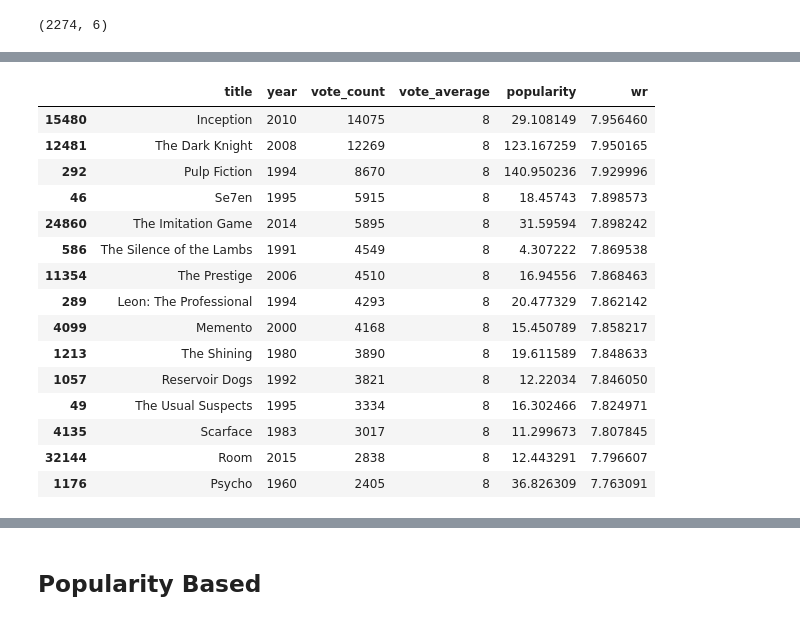
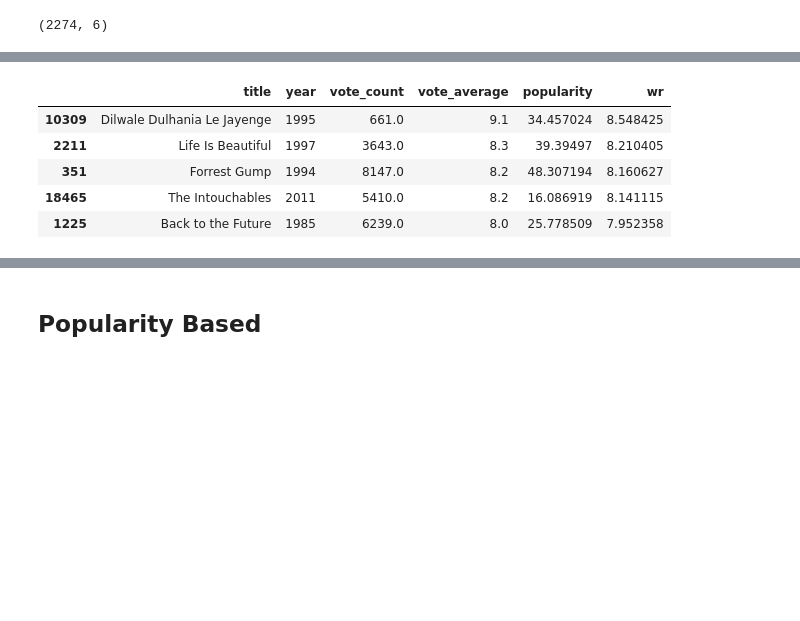
Before and after one commit to Applied-Machine-Learning-2022/final-project-team1-morgan, a Jupyter notebook: Movie_Recommandation_Systems.ipynb, the cells around one changed output, grey strips where cells are left out. Cells and saved outputs as stored; diff of their text form; code cells hidden in the pictures; blank space fills up the shorter version.

```diff
--- a/Movie_Recommandation_Systems.ipynb
+++ b/Movie_Recommandation_Systems.ipynb
@@ -401,8 +390,7 @@ def genre_base_recommendation(genre, percentile=0.85):
     m = vote_counts.quantile(percentile)
 
     qualified = df[(df['vote_count'] >= m) & (df['vote_count'].notnull()) & (df['vote_average'].notnull())][['title', 'year', 'vote_count', 'vote_average', 'popularity']]
-    qualified['vote_count'] = qualified['vote_count'].astype('int')
-    qualified['vote_average'] = qualified['vote_average'].astype('int')
+
 
     qualified['wr'] = qualified.apply(lambda x: (x['vote_count']/(x['vote_count']+m) * x['vote_average']) + (m/(m+x['vote_count']) * C), axis=1)
     qualified = qualified.sort_values('wr', ascending=False).head(250)
@@ -449,19 +428,9 @@ genre_base_recommendation('Horror').head(15)
 # %%
-genre_base_recommendation('Thriller').head(15)
+genre_base_recommendation('Comedy').head(5)
 # %% [output]
 |  | title | year | vote_count | vote_average | popularity | wr |
-| 15480 | Inception | 2010 | 14075 | 8 | 29.108149 | 7.956460 |
-| 12481 | The Dark Knight | 2008 | 12269 | 8 | 123.167259 | 7.950165 |
-| 292 | Pulp Fiction | 1994 | 8670 | 8 | 140.950236 | 7.929996 |
-| 46 | Se7en | 1995 | 5915 | 8 | 18.45743 | 7.898573 |
-| 24860 | The Imitation Game | 2014 | 5895 | 8 | 31.59594 | 7.898242 |
-| 586 | The Silence of the Lambs | 1991 | 4549 | 8 | 4.307222 | 7.869538 |
-| 11354 | The Prestige | 2006 | 4510 | 8 | 16.94556 | 7.868463 |
-| 289 | Leon: The Professional | 1994 | 4293 | 8 | 20.477329 | 7.862142 |
-| 4099 | Memento | 2000 | 4168 | 8 | 15.450789 | 7.858217 |
-| 1213 | The Shining | 1980 | 3890 | 8 | 19.611589 | 7.848633 |
-| 1057 | Reservoir Dogs | 1992 | 3821 | 8 | 12.22034 | 7.846050 |
-| 49 | The Usual Suspects | 1995 | 3334 | 8 | 16.302466 | 7.824971 |
-| 4135 | Scarface | 1983 | 3017 | 8 | 11.299673 | 7.807845 |
-| 32144 | Room | 2015 | 2838 | 8 | 12.443291 | 7.796607 |
-| 1176 | Psycho | 1960 | 2405 | 8 | 36.826309 | 7.763091 |
+| 10309 | Dilwale Dulhania Le Jayenge | 1995 | 661.0 | 9.1 | 34.457024 | 8.548425 |
+| 2211 | Life Is Beautiful | 1997 | 3643.0 | 8.3 | 39.39497 | 8.210405 |
+| 351 | Forrest Gump | 1994 | 8147.0 | 8.2 | 48.307194 | 8.160627 |
+| 18465 | The Intouchables | 2011 | 5410.0 | 8.2 | 16.086919 | 8.141115 |
+| 1225 | Back to the Future | 1985 | 6239.0 | 8.0 | 25.778509 | 7.952358 |
```
Also changed, not shown: parts of 9 cells of this notebook.
